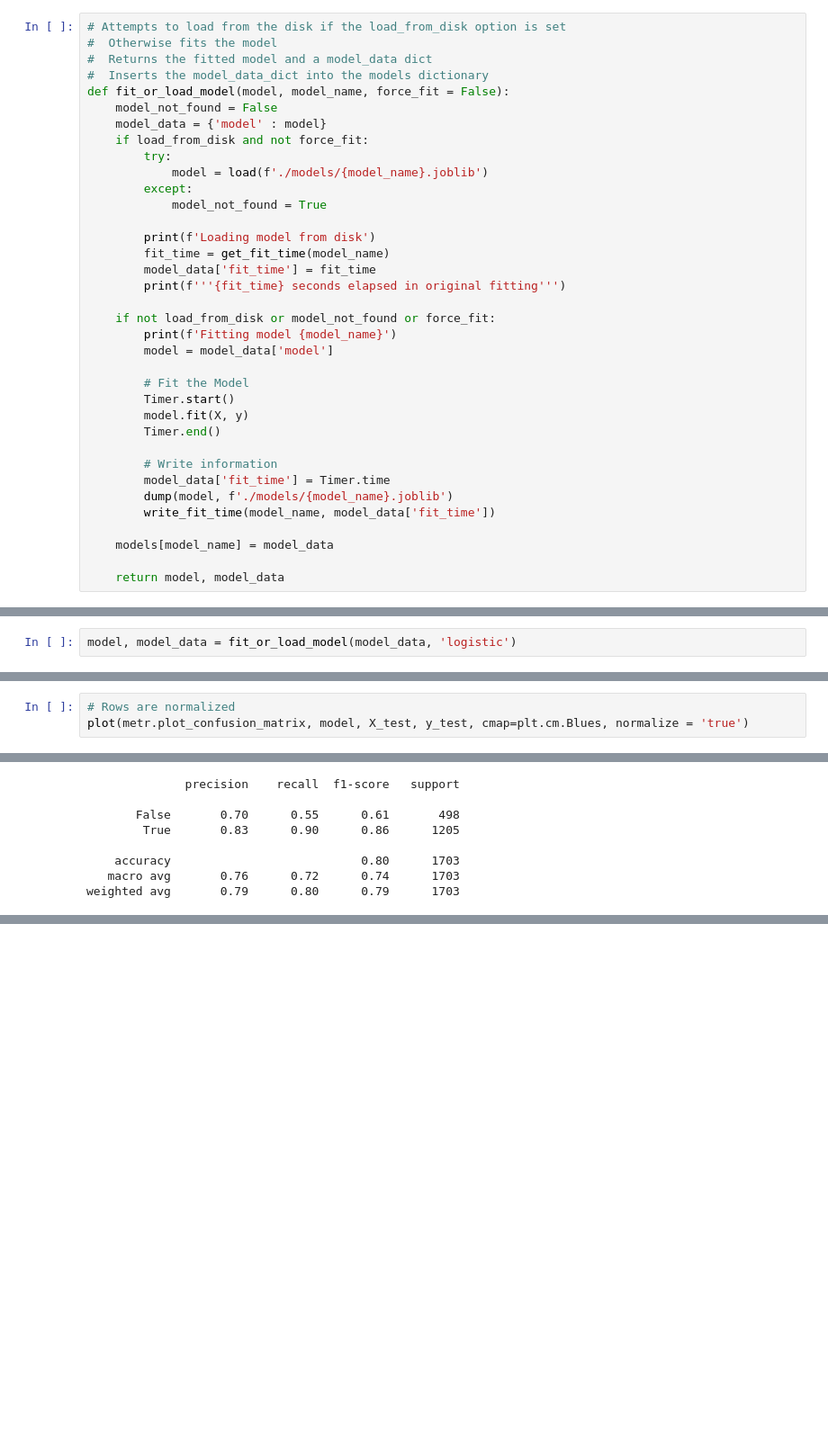
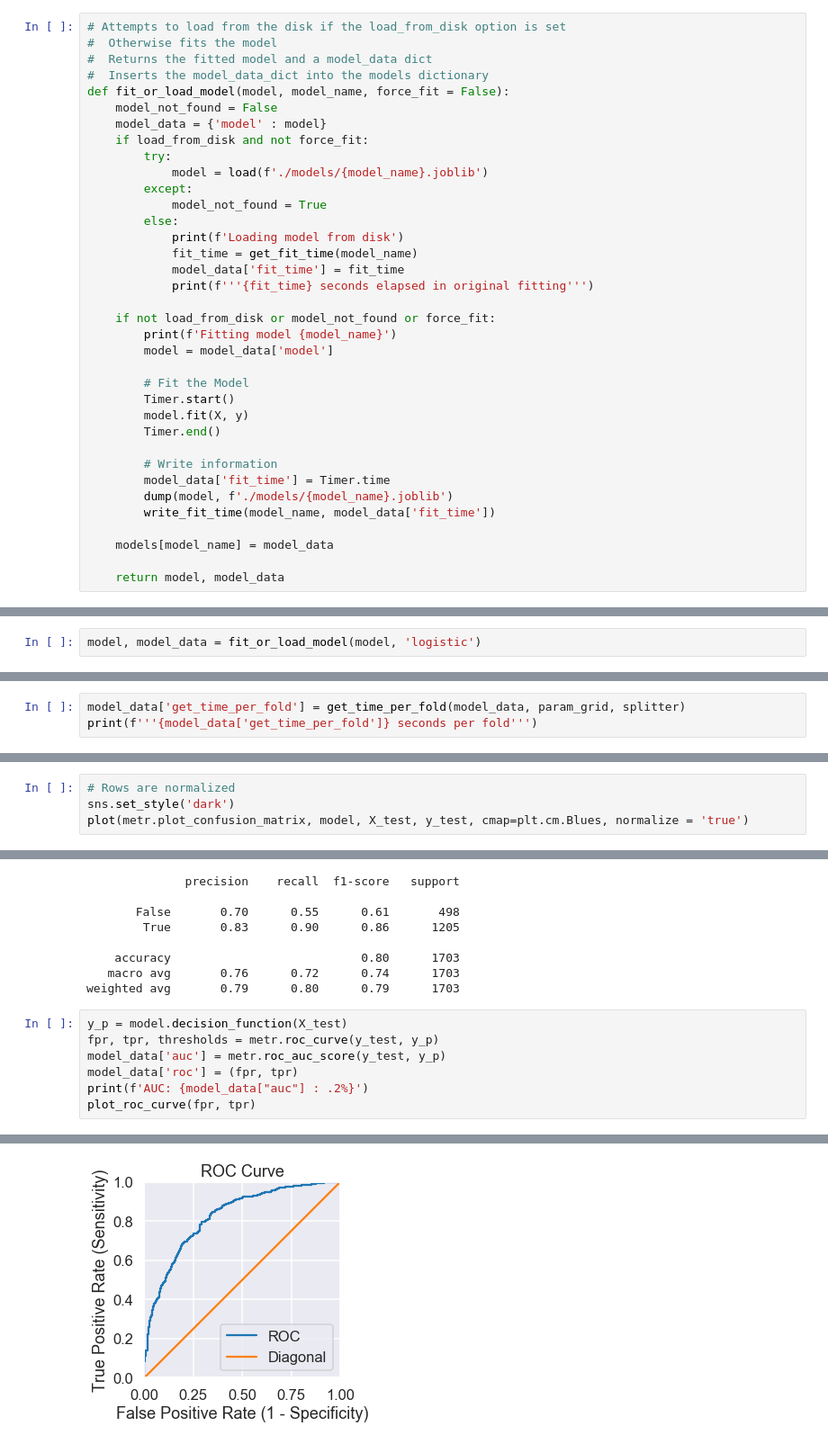
Before and after one commit to rcharan/nature-phd-survey, a Jupyter notebook: analyze.ipynb, the cells around one changed output, grey strips where cells are left out. Shown at 90% size. Saved outputs shown, nothing was run; the diff lists cells and outputs as text; blank space fills up the shorter version.

Commit message:
run more models and build out evaluation

```diff
--- a/analyze.ipynb
+++ b/analyze.ipynb
@@ -245,11 +247,11 @@ def fit_or_load_model(model, model_name, force_fit = False):
             model = load(f'./models/{model_name}.joblib')
         except:
             model_not_found = True
-
-        print(f'Loading model from disk')
-        fit_time = get_fit_time(model_name)
-        model_data['fit_time'] = fit_time
-        print(f'''{fit_time} seconds elapsed in original fitting''')
+        else:
+            print(f'Loading model from disk')
+            fit_time = get_fit_time(model_name)
+            model_data['fit_time'] = fit_time
+            print(f'''{fit_time} seconds elapsed in original fitting''')
 
     if not load_from_disk or model_not_found or force_fit:
         print(f'Fitting model {model_name}')
@@ -322,5 +328,8 @@ model = cv.GridSearchCV(learner,
 # %%
-model, model_data = fit_or_load_model(model_data, 'logistic')
+model, model_data = fit_or_load_model(model, 'logistic')
 # %% [output]
 Loading model from disk
 1827.281 seconds elapsed in original fitting
+# %%
+model_data['get_time_per_fold'] = get_time_per_fold(model_data, param_grid, splitter)
+print(f'''{model_data['get_time_per_fold']} seconds per fold''')
@@ -327,5 +340,6 @@ Loading model from disk
 # %%
 # Rows are normalized
+sns.set_style('dark')
 plot(metr.plot_confusion_matrix, model, X_test, y_test, cmap=plt.cm.Blues, normalize = 'true')
 # %% [output]
 [figure]
@@ -342,3 +356,11 @@ print(metr.classification_report(y_test, y_hat, zero_division=0))
     accuracy                           0.80      1703
    macro avg       0.76      0.72      0.74      1703
 weighted avg       0.79      0.80      0.79      1703
+# %%
+y_p = model.decision_function(X_test)
+fpr, tpr, thresholds = metr.roc_curve(y_test, y_p)
+model_data['auc'] = metr.roc_auc_score(y_test, y_p)
+model_data['roc'] = (fpr, tpr)
+print(f'AUC: {model_data["auc"] : .2%}')
+plot_roc_curve(fpr, tpr)
+# %% [output]
@@ -344,0 +368 @@ weighted avg       0.79      0.80      0.79      1703
+[figure, added]
```
Also changed, not shown: parts of 77 cells of this notebook, 6 other files.
